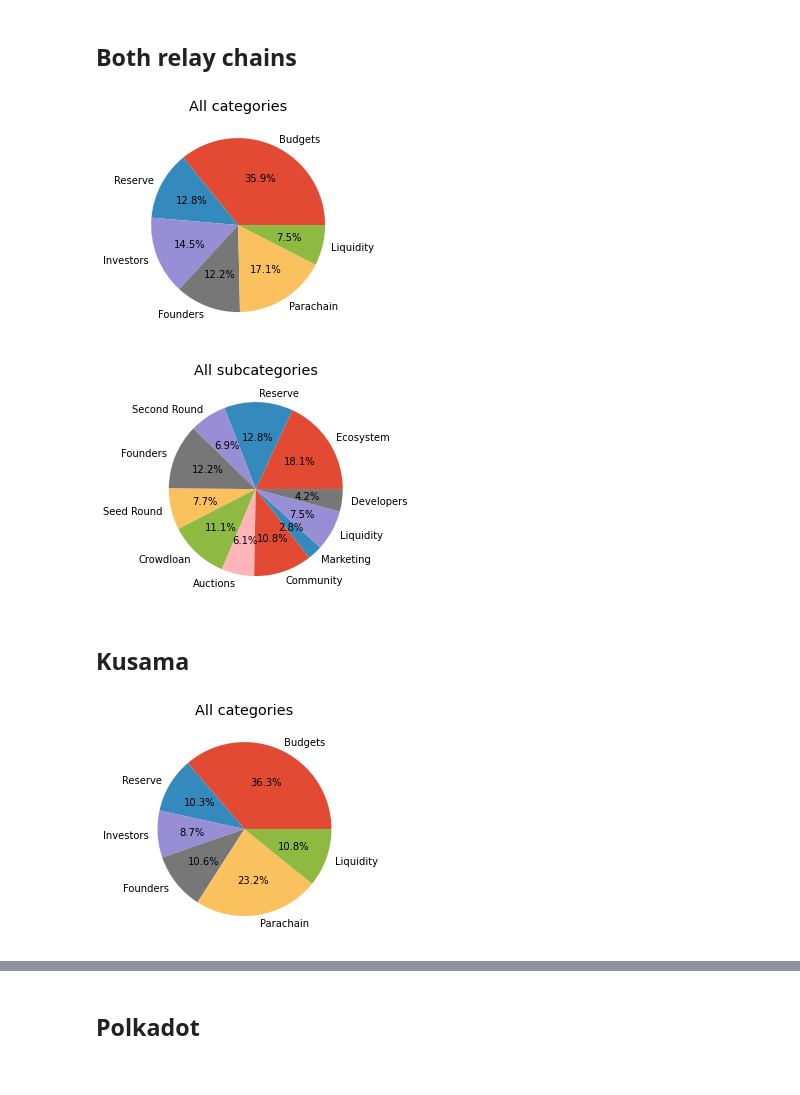
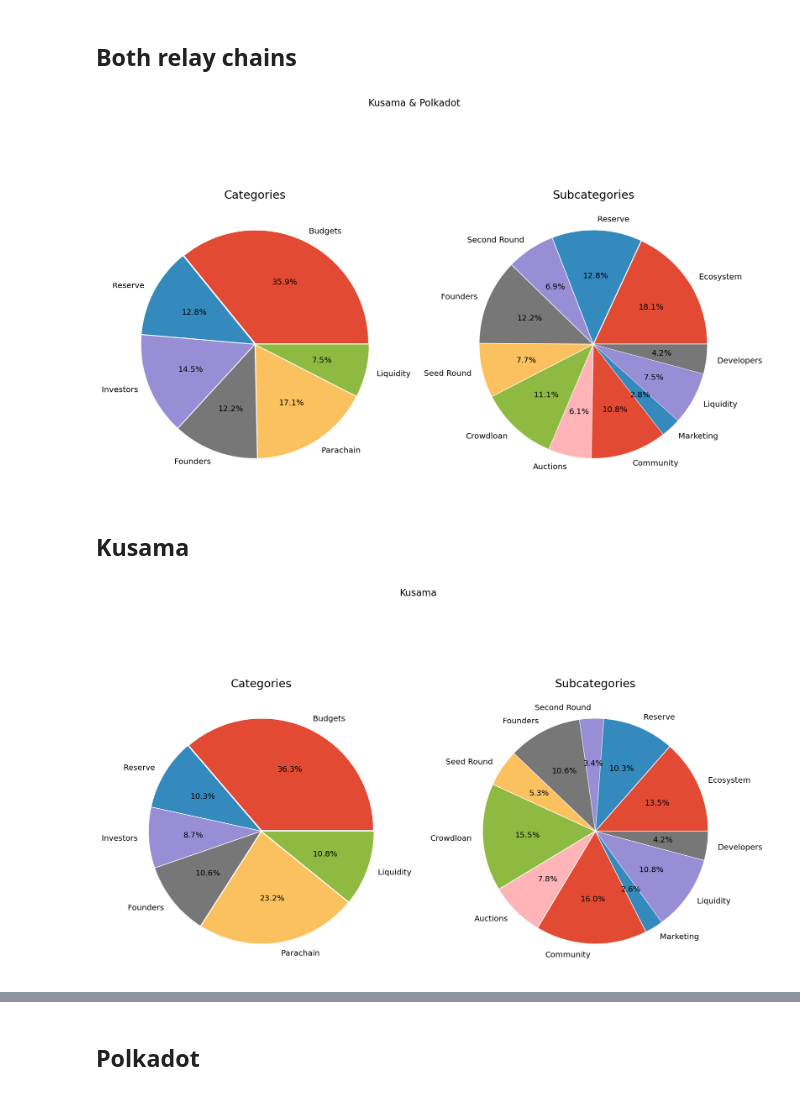
Before and after one commit to hashed-io/hashed-genesis-token-distribution-scraping, a Jupyter notebook: genesis_token.ipynb, the cells around one changed output, grey strips where cells are left out. Saved outputs shown, nothing was run; the diff lists cells and outputs as text; code cells hidden in the pictures.

```diff
--- a/genesis_token.ipynb
+++ b/genesis_token.ipynb
@@ -270,52 +269,40 @@ for item in subcat_mean:
 # %% [markdown]
 ## Both relay chains
 # %%
-# Data to plot
-labels = []
-sizes = []
+fig, axes = plt.subplots(1, 2, figsize=(14,9),dpi=144)
+plt.suptitle("Kusama & Polkadot")
 
-for x, y in cat_mean.items():
-    labels.append(x)
-    sizes.append(y)
+for ax, df, title in zip(axes, (cat_mean, subcat_mean), ('Categories', 'Subcategories')):
+    labels = []
+    sizes = []
+    pop = []
 
-# Plot
-plt.pie(sizes, labels=labels, autopct='%1.1f%%')
+    for x, y in df.items():
+        labels.append(x)
+        sizes.append(y)
+        pop.append(.01)
 
-plt.title('All categories')
-plt.show()
+    ax.pie(sizes, labels=labels, autopct='%1.1f%%', explode=pop, startangle=0)
+    ax.set_title(title)
 # %% [output]
-[figure, old version]
+[figure, new version]
-# %%
-# Data to plot
-labels = []
-sizes = []
-
-for x, y in subcat_mean.items():
-    labels.append(x)
-    sizes.append(y)
-
-# Plot
-plt.pie(sizes, labels=labels, autopct='%1.1f%%')
-
-plt.title('All subcategories')
-plt.show()
-# %% [output]
-[figure, removed]
 # %% [markdown]
 ## Kusama
 # %%
-# Data to plot
-labels = []
-sizes = []
+fig, axes = plt.subplots(1, 2, figsize=(14,9),dpi=144)
+plt.suptitle("Kusama")
 
-for x, y in kusama_cat_mean.items():
-    labels.append(x)
-    sizes.append(y)
+for ax, df, title in zip(axes, (kusama_cat_mean, kusama_subcat_mean), ('Categories', 'Subcategories')):
+    labels = []
+    sizes = []
+    pop = []
 
-# Plot
-plt.pie(sizes, labels=labels, autopct='%1.1f%%')
+    for x, y in df.items():
+        labels.append(x)
+        sizes.append(y)
+        pop.append(.01)
 
-plt.title('All categories')
-plt.show()
+    ax.pie(sizes, labels=labels, autopct='%1.1f%%', explode=pop, startangle=0)
+    ax.set_title(title)
 # %% [output]
-[figure, old version]
+[figure, new version]
```
Also changed, not shown: parts of 5 cells of this notebook, 1 other file.
